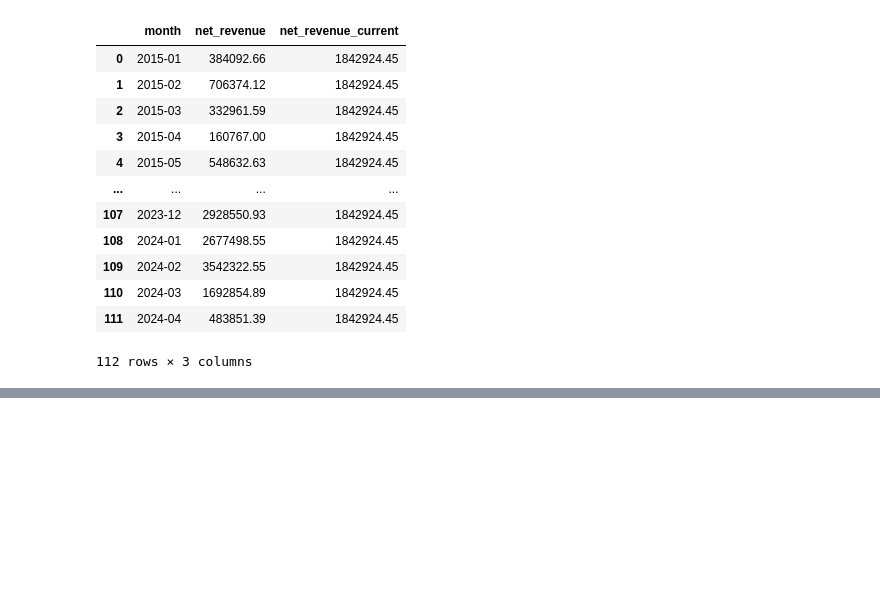
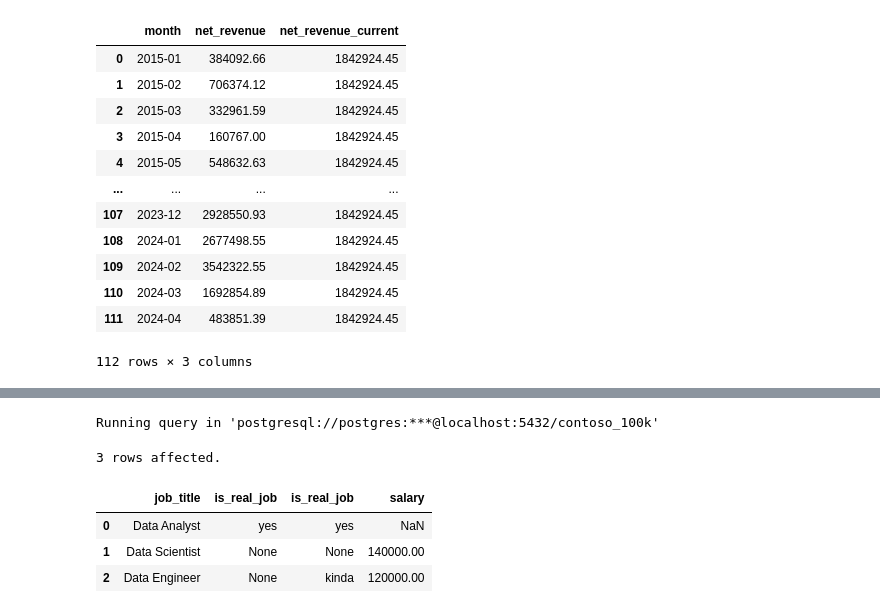
Before and after one commit to Matt1220/SQL_VScode_Project, a Jupyter notebook: Resources/Blank_SQL_Notebook.ipynb, the cells around one changed output, grey strips where cells are left out. Drawn from its saved outputs; the diff is of its cells as text; code cells hidden in the pictures; blank space fills up the shorter version.

```diff
--- a/Resources/Blank_SQL_Notebook.ipynb
+++ b/Resources/Blank_SQL_Notebook.ipynb
@@ -1190,0 +1212,16 @@ Running query in 'postgresql://postgres:***@localhost:5432/contoso_100k'
+# %%
+%%sql
+#Takes values and makes them NULL
+SELECT
+  job_title,
+  NULLIF(is_real_job, 'kinda') AS is_real_job,
+   NULLIF(is_real_job, salary::TEXT) AS is_real_job,
+  salary
+FROM data_job
+# %% [output]
+Running query in 'postgresql://postgres:***@localhost:5432/contoso_100k'
+3 rows affected.
+|  | job_title | is_real_job | is_real_job | salary |
+| 0 | Data Analyst | yes | yes | NaN |
+| 1 | Data Scientist | None | None | 140000.00 |
+| 2 | Data Engineer | None | kinda | 120000.00 |
```
Also changed, not shown: parts of 5 cells of this notebook.
